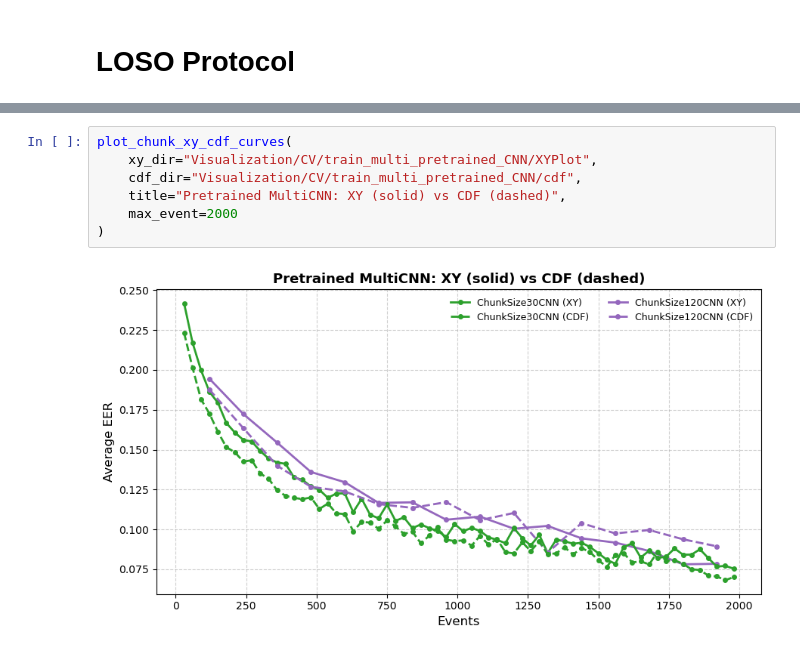
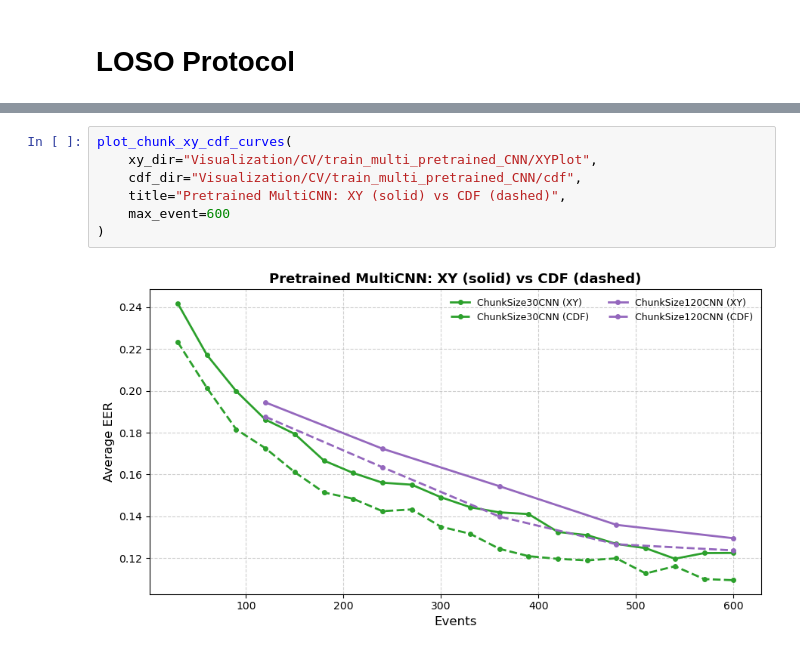
Before and after one commit to S-lijun/Mouse_Dynamics, a Jupyter notebook: Results.ipynb, the cells around one changed output, grey strips where cells are left out. Saved outputs shown, nothing was run; the diff lists cells and outputs as text.

```diff
--- a/Results.ipynb
+++ b/Results.ipynb
@@ -508,9 +512,9 @@ plot_chunk_xy_cdf_curves(
 # %%
 plot_chunk_xy_cdf_curves(
     xy_dir="Visualization/CV/train_multi_pretrained_CNN/XYPlot",
     cdf_dir="Visualization/CV/train_multi_pretrained_CNN/cdf",
     title="Pretrained MultiCNN: XY (solid) vs CDF (dashed)",
-    max_event=2000
+    max_event=600
 )
 # %% [output]
-[figure, old version]
+[figure, new version]
```
Also changed, not shown: parts of 1 cell of this notebook, 7 other files.
